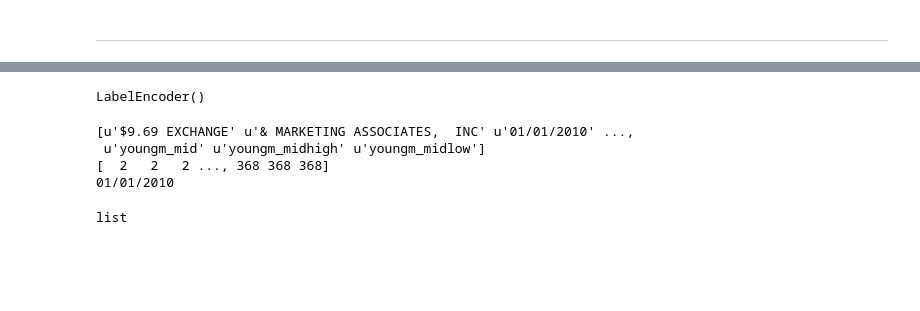
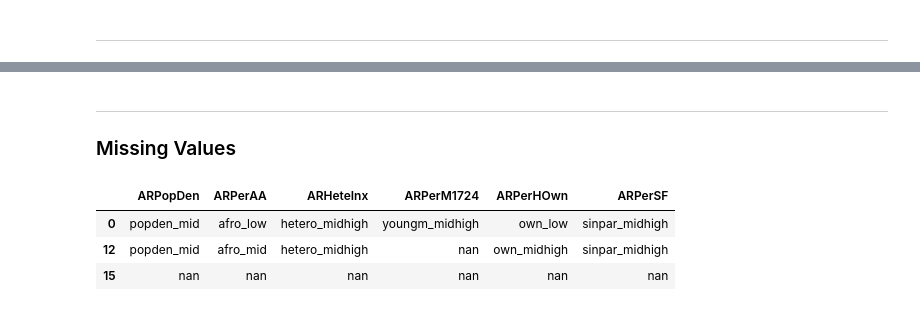
Before and after one commit to chrisPiemonte/crime-analysis, a Jupyter notebook: 2 - Data Preparation.ipynb, the cells around one changed output, grey strips where cells are left out. Saved outputs shown, nothing was run; the diff lists cells and outputs as text; code cells hidden in the pictures; blank space fills up the shorter version.

```diff
--- a/2 - Data Preparation.ipynb
+++ b/2 - Data Preparation.ipynb
@@ -89,18 +64,22 @@ for index, row in df_blocks.iterrows():
         "ARPerHOwn":  row["ARPerHOwn"],
         "ARPerSF":    row["ARPerSF"]}
 
-df_crimes["ARPCIncome"] = df_crimes["BLOCKID10"].map(lambda block_id: census.get(block_id[0:12], {}).get("ARPCIncome", "NF"))
-df_crimes["ARPerHEdu"]  = df_crimes["BLOCKID10"].map(lambda block_id: census.get(block_id[0:12], {}).get("ARPerHEdu", "NF"))
-df_crimes["ARPerWork"]  = df_crimes["BLOCKID10"].map(lambda block_id: census.get(block_id[0:12], {}).get("ARPerWork", "NF"))
-df_crimes["ARPerRMI5L"] = df_crimes["BLOCKID10"].map(lambda block_id: census.get(block_id[0:12], {}).get("ARPerRMI5L", "NF"))
-df_crimes["ARPer3MU"]   = df_crimes["BLOCKID10"].map(lambda block_id: census.get(block_id[0:12], {}).get("ARPer3MU", "NF"))
 
-df_crimes["ARPopDen"]   = df_crimes["BLOCKID10"].map(lambda block_id: census.get(block_id, {}).get("ARPopDen", "NF"))
-df_crimes["ARPerAA"]    = df_crimes["BLOCKID10"].map(lambda block_id: census.get(block_id, {}).get("ARPerAA", "NF"))
-df_crimes["ARHeteInx"]  = df_crimes["BLOCKID10"].map(lambda block_id: census.get(block_id, {}).get("ARHeteInx", "NF"))
-df_crimes["ARPerM1724"] = df_crimes["BLOCKID10"].map(lambda block_id: census.get(block_id, {}).get("ARPerM1724", "NF"))
-df_crimes["ARPerHOwn"]  = df_crimes["BLOCKID10"].map(lambda block_id: census.get(block_id, {}).get("ARPerHOwn", "NF"))
-df_crimes["ARPerSF"]    = df_crimes["BLOCKID10"].map(lambda block_id: census.get(block_id, {}).get("ARPerSF", "NF"))
+get_group_census = lambda col: lambda block_id: census.get(block_id[0:12], {}).get(col, "NF")
+get_block_census = lambda col: lambda block_id: census.get(block_id, {}).get(col, "NF")
+
+df_crimes["ARPCIncome"] = df_crimes["BLOCKID10"].map(get_group_census("ARPCIncome"))
+df_crimes["ARPerHEdu"]  = df_crimes["BLOCKID10"].map(get_group_census("ARPerHEdu"))
+df_crimes["ARPerWork"]  = df_crimes["BLOCKID10"].map(get_group_census("ARPerWork"))
+df_crimes["ARPerRMI5L"] = df_crimes["BLOCKID10"].map(get_group_census("ARPerRMI5L"))
+df_crimes["ARPer3MU"]   = df_crimes["BLOCKID10"].map(get_group_census("ARPer3MU"))
+
+df_crimes["ARPopDen"]   = df_crimes["BLOCKID10"].map(get_block_census("ARPopDen"))
+df_crimes["ARPerAA"]    = df_crimes["BLOCKID10"].map(get_block_census("ARPerAA"))
+df_crimes["ARHeteInx"]  = df_crimes["BLOCKID10"].map(get_block_census("ARHeteInx"))
+df_crimes["ARPerM1724"] = df_crimes["BLOCKID10"].map(get_block_census("ARPerM1724"))
+df_crimes["ARPerHOwn"]  = df_crimes["BLOCKID10"].map(get_block_census("ARPerHOwn"))
+df_crimes["ARPerSF"]    = df_crimes["BLOCKID10"].map(get_block_census("ARPerSF"))
 
 df_crimes.shape
 # %% [output]
@@ -274,3 +234,14 @@ df[:3]
+# %% [markdown]
+---
+### Missing Values
+# %%
+df[["ARPopDen", "ARPerAA", "ARHeteInx", "ARPerM1724", "ARPerHOwn", "ARPerSF"]][:3].style.applymap(
+    lambda val: 'color: %s' % ('red' if val != val else 'black'))
+# %% [output]
+|  | ARPopDen | ARPerAA | ARHeteInx | ARPerM1724 | ARPerHOwn | ARPerSF |
+| 0 | popden_mid | afro_low | hetero_midhigh | youngm_midhigh | own_low | sinpar_midhigh |
+| 12 | popden_mid | afro_mid | hetero_midhigh | nan | own_midhigh | sinpar_midhigh |
+| 15 | nan | nan | nan | nan | nan | nan |
 # %%
 # predicting NaN values for {ARPopDen - ARPerAA - ARHeteInx - ARPerM1724 - ARPerHOwn - ARPerSF}
 # using all other columns
@@ -295,26 +266,4 @@ tokeep = [
     "Report_Dat",   # date
     "Street_Nam"    # street
 ]
-# %%
-from sklearn import preprocessing
-se = set()
-for col in df:
-    for elem in df[col].unique():
-        se.add(elem)
-encoder = preprocessing.LabelEncoder()
-encoder.fit(list(se))
-# %% [output]
-LabelEncoder()
-# %%
-print encoder.classes_
-
-print encoder.transform(df["Report_Dat"].tolist())
-print encoder.inverse_transform(2)
-type(df["Attempt"].tolist())
-# %% [output]
-[u'$9.69 EXCHANGE' u'& MARKETING ASSOCIATES,  INC' u'01/01/2010' ...,
- u'youngm_mid' u'youngm_midhigh' u'youngm_midlow']
-[  2   2   2 ..., 368 368 368]
-01/01/2010
-list
 # %%
```
Also changed, not shown: parts of 28 cells of this notebook, 1 other file.
